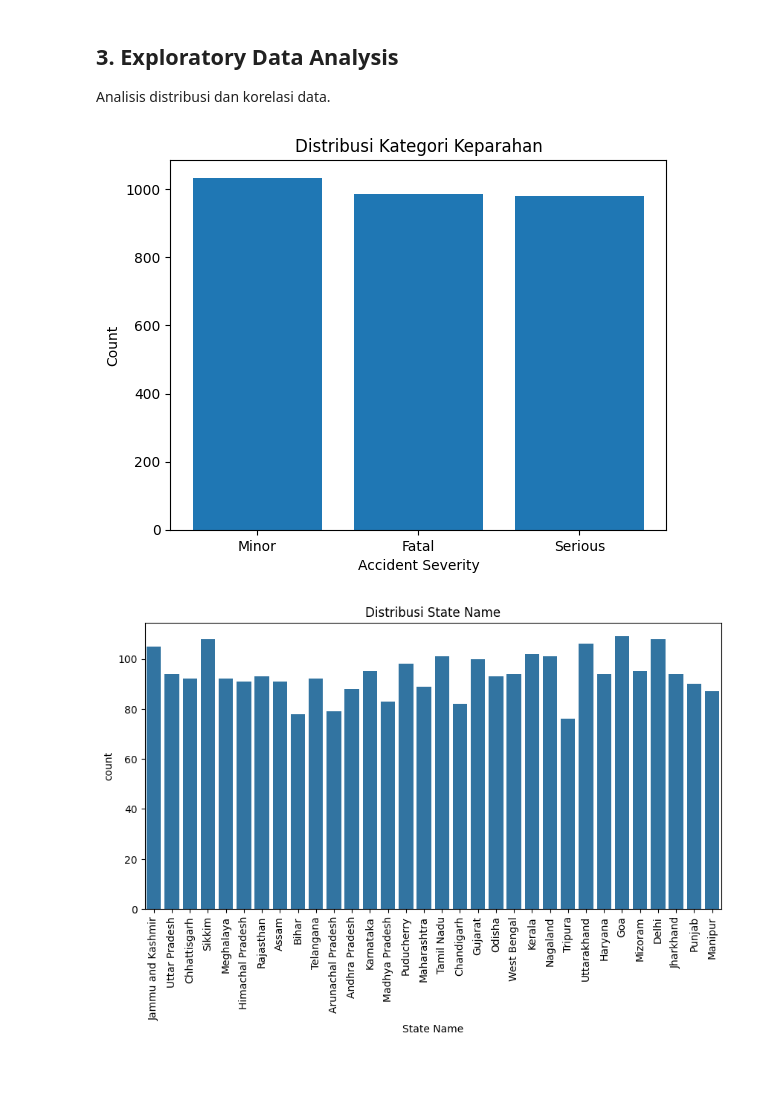
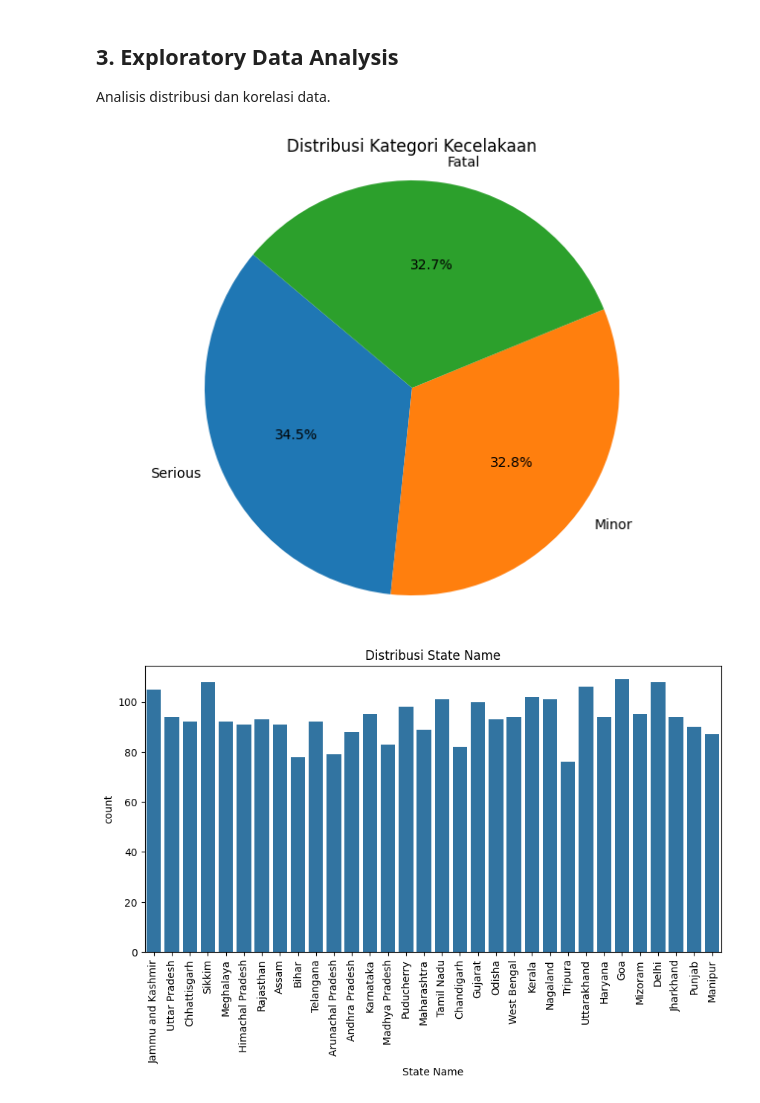
Before and after one commit to adrianramadhan/india-road-accident-prediction-applied-machine-learning-submission, a Jupyter notebook: accident_prediction_notebook.ipynb, the cells around one changed output. Drawn from its saved outputs; the diff is of its cells as text; code cells hidden in the pictures; blank space fills up the shorter version.

```diff
--- a/accident_prediction_notebook.ipynb
+++ b/accident_prediction_notebook.ipynb
@@ -66,15 +66,14 @@ memory usage: 515.8+ KB
 ## 3. Exploratory Data Analysis
 Analisis distribusi dan korelasi data.
 # %%
-# Distribusi target 'Accident Severity'
-counts = df['Accident Severity'].value_counts()
-plt.bar(counts.index, counts.values)
-plt.title('Distribusi Kategori Keparahan')
-plt.xlabel('Accident Severity')
-plt.ylabel('Count')
+# Distribusi target 'Accident Severity' menggunakan persentase dengan pie chart
+plt.figure(figsize=(8, 6))
+plt.pie(df['Accident Severity'].value_counts(normalize=True), labels=df['Accident Severity'].unique(), autopct='%1.1f%%', startangle=140)
+plt.title('Distribusi Kategori Kecelakaan')
+plt.axis('equal')  # Equal aspect ratio ensures that pie chart is circular.
 plt.show()
 # %% [output]
-[figure, old version]
+[figure, new version]
 # %%
 # distribusi kolom kategoris
 categorical_columns = df.select_dtypes(include=['object']).columns
```
Also changed, not shown: parts of 1 cell of this notebook, 4 other files.
